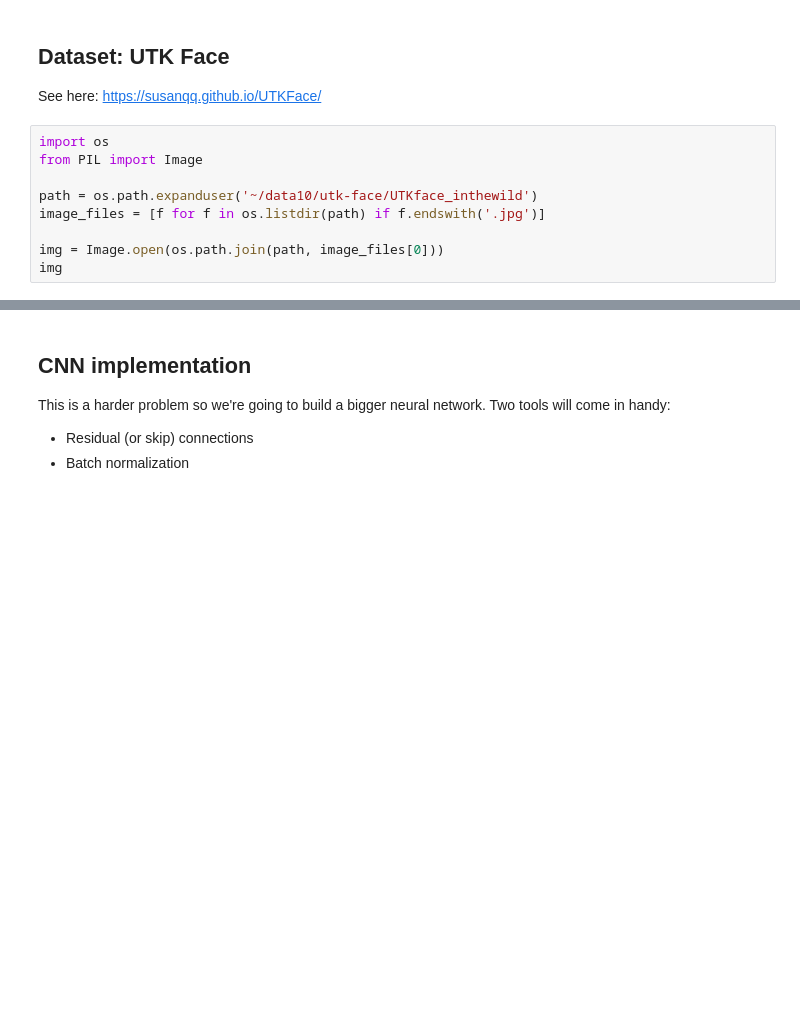
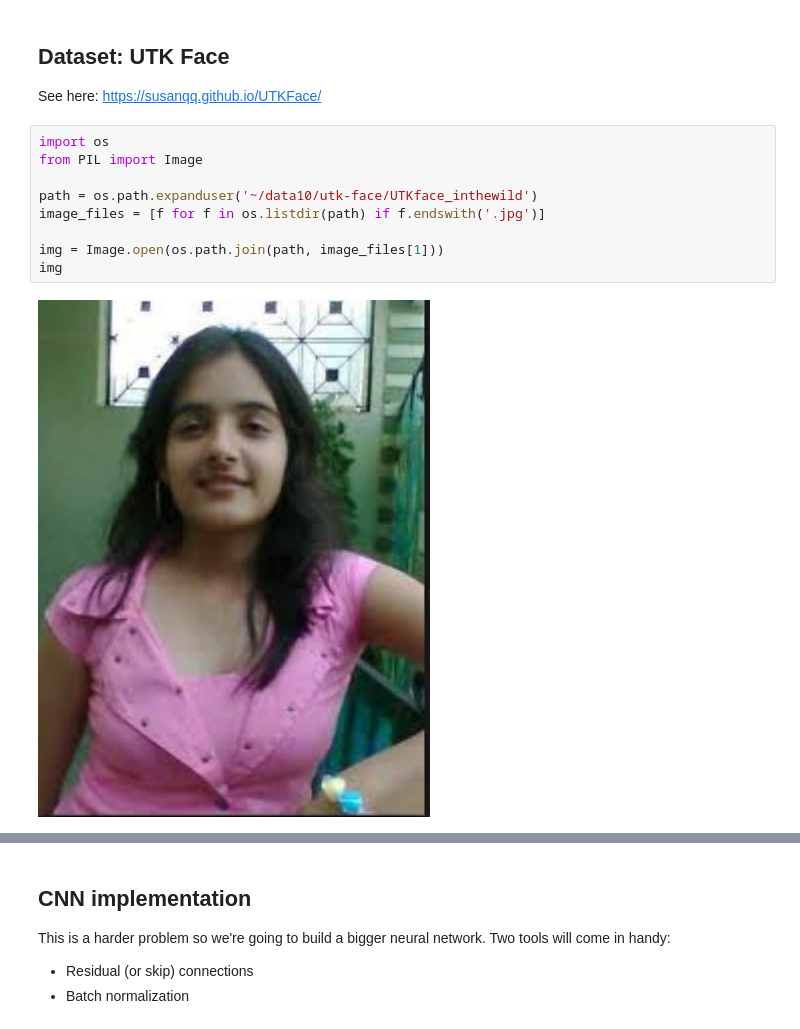
Before and after one commit to colen-teaching/DATA442-Fall-2026, a Jupyter notebook: notebooks/11.1_CNN_regression_template.ipynb, the cells around one changed output, grey strips where cells are left out. Drawn from its saved outputs; the diff is of its cells as text; blank space fills up the shorter version.

```diff
--- a/notebooks/11.1_CNN_regression_template.ipynb
+++ b/notebooks/11.1_CNN_regression_template.ipynb
@@ -30,12 +32,14 @@ See here: https://susanqq.github.io/UTKFace/
 # %%
 import os
 from PIL import Image
 
 path = os.path.expanduser('~/data10/utk-face/UTKface_inthewild')
 image_files = [f for f in os.listdir(path) if f.endswith('.jpg')]
 
-img = Image.open(os.path.join(path, image_files[0]))
+img = Image.open(os.path.join(path, image_files[1]))
 img
+# %% [output]
+[figure, added]
 # %%
 from torch.utils.data import Dataset
 import os
```
Also changed, not shown: parts of 15 cells of this notebook, 4 other files.
